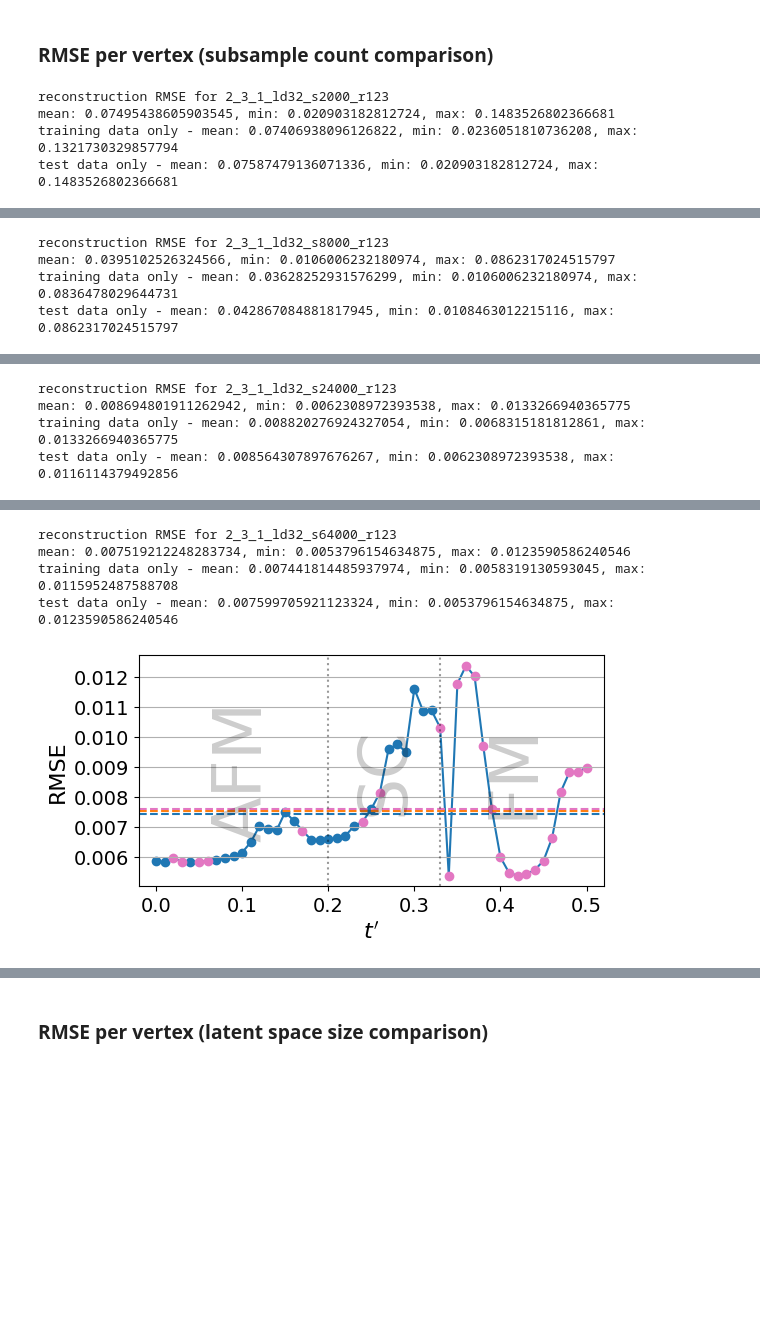
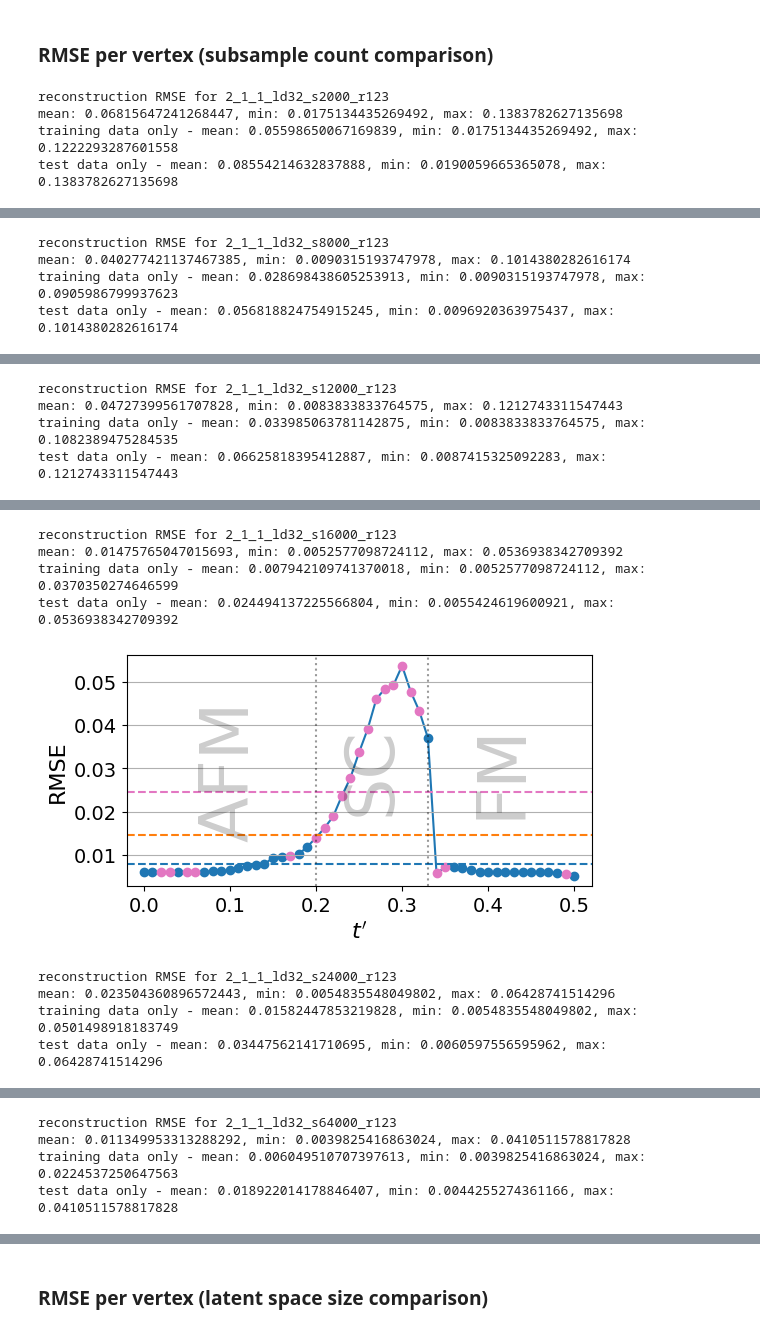
Before and after one commit to DanielSpringer/PhysML, a Jupyter notebook: notebooks/vertex/plot_results.ipynb, the cells around one changed output, grey strips where cells are left out. Saved outputs shown, nothing was run; the diff lists cells and outputs as text; code cells hidden in the pictures; blank space fills up the shorter version.

```diff
--- a/notebooks/vertex/plot_results.ipynb
+++ b/notebooks/vertex/plot_results.ipynb
@@ -341,14 +341,14 @@ test data only - mean: 0.024400470512055586, min: 0.0063116254150922, max: 0.052
 ### RMSE per vertex (subsample count comparison)
 # %%
 # compare different subsample counts
-subset = rmse_df[(rmse_df['run_id'] == '2_3_1') & (rmse_df['ld'] == 32) & (rmse_df['seed'] == 123)]
+subset = rmse_df[(rmse_df['run_id'] == '2_1_1') & (rmse_df['ld'] == 32) & (rmse_df['seed'] == 123)]
 for (run_id, ld, s, seed), group in subset.groupby(['run_id', 'ld', 's', 'seed']):
     ymax = group['rmse'].max()
     ymax = ymax * 1.05 if ymax > 0.065 else 0.069 if ymax > 0.0165 else 0.017
     verteval.plot_rmse_against_tp(group, f'{run_id}_ld{ld}_s{s}_r{seed}', figsize=(6,3), font_size=16, ymin=0,
                                   plot_dir=plot_dir, plot_name=f'ae_rmse_{run_id}_ld{ld}_s{s}_r{seed}')
 # %% [output]
-reconstruction RMSE for 2_3_1_ld32_s2000_r123
-mean: 0.07495438605903545, min: 0.020903182812724, max: 0.1483526802366681
-training data only - mean: 0.07406938096126822, min: 0.0236051810736208, max: 0.1321730329857794
-test data only - mean: 0.07587479136071336, min: 0.020903182812724, max: 0.1483526802366681
+reconstruction RMSE for 2_1_1_ld32_s2000_r123
+mean: 0.06815647241268447, min: 0.0175134435269492, max: 0.1383782627135698
+training data only - mean: 0.05598650067169839, min: 0.0175134435269492, max: 0.1222293287601558
+test data only - mean: 0.08554214632837888, min: 0.0190059665365078, max: 0.1383782627135698
@@ -356,4 +356,4 @@ test data only - mean: 0.07587479136071336, min: 0.020903182812724, max: 0.14835
-reconstruction RMSE for 2_3_1_ld32_s8000_r123
-mean: 0.0395102526324566, min: 0.0106006232180974, max: 0.0862317024515797
-training data only - mean: 0.03628252931576299, min: 0.0106006232180974, max: 0.0836478029644731
-test data only - mean: 0.042867084881817945, min: 0.0108463012215116, max: 0.0862317024515797
+reconstruction RMSE for 2_1_1_ld32_s8000_r123
+mean: 0.040277421137467385, min: 0.0090315193747978, max: 0.1014380282616174
+training data only - mean: 0.028698438605253913, min: 0.0090315193747978, max: 0.0905986799937623
+test data only - mean: 0.056818824754915245, min: 0.0096920363975437, max: 0.1014380282616174
@@ -361,4 +361,4 @@ test data only - mean: 0.042867084881817945, min: 0.0108463012215116, max: 0.086
-reconstruction RMSE for 2_3_1_ld32_s24000_r123
-mean: 0.008694801911262942, min: 0.0062308972393538, max: 0.0133266940365775
-training data only - mean: 0.008820276924327054, min: 0.0068315181812861, max: 0.0133266940365775
-test data only - mean: 0.008564307897676267, min: 0.0062308972393538, max: 0.0116114379492856
+reconstruction RMSE for 2_1_1_ld32_s12000_r123
+mean: 0.04727399561707828, min: 0.0083833833764575, max: 0.1212743311547443
+training data only - mean: 0.033985063781142875, min: 0.0083833833764575, max: 0.1082389475284535
+test data only - mean: 0.06625818395412887, min: 0.0087415325092283, max: 0.1212743311547443
@@ -366,5 +366,9 @@ test data only - mean: 0.008564307897676267, min: 0.0062308972393538, max: 0.011
-reconstruction RMSE for 2_3_1_ld32_s64000_r123
-mean: 0.007519212248283734, min: 0.0053796154634875, max: 0.0123590586240546
-training data only - mean: 0.007441814485937974, min: 0.0058319130593045, max: 0.0115952487588708
-test data only - mean: 0.007599705921123324, min: 0.0053796154634875, max: 0.0123590586240546
+reconstruction RMSE for 2_1_1_ld32_s16000_r123
+mean: 0.01475765047015693, min: 0.0052577098724112, max: 0.0536938342709392
+training data only - mean: 0.007942109741370018, min: 0.0052577098724112, max: 0.0370350274646599
+test data only - mean: 0.024494137225566804, min: 0.0055424619600921, max: 0.0536938342709392
-[figure, old version]
+[figure, new version]
+reconstruction RMSE for 2_1_1_ld32_s24000_r123
+mean: 0.023504360896572443, min: 0.0054835548049802, max: 0.06428741514296
+training data only - mean: 0.01582447853219828, min: 0.0054835548049802, max: 0.0501498918183749
+test data only - mean: 0.03447562141710695, min: 0.0060597556595962, max: 0.06428741514296
@@ -370,0 +376,4 @@ test data only - mean: 0.007599705921123324, min: 0.0053796154634875, max: 0.012
+reconstruction RMSE for 2_1_1_ld32_s64000_r123
+mean: 0.011349953313288292, min: 0.0039825416863024, max: 0.0410511578817828
+training data only - mean: 0.006049510707397613, min: 0.0039825416863024, max: 0.0224537250647563
+test data only - mean: 0.018922014178846407, min: 0.0044255274361166, max: 0.0410511578817828
```
Also changed, not shown: parts of 14 cells of this notebook, 56 other files.
